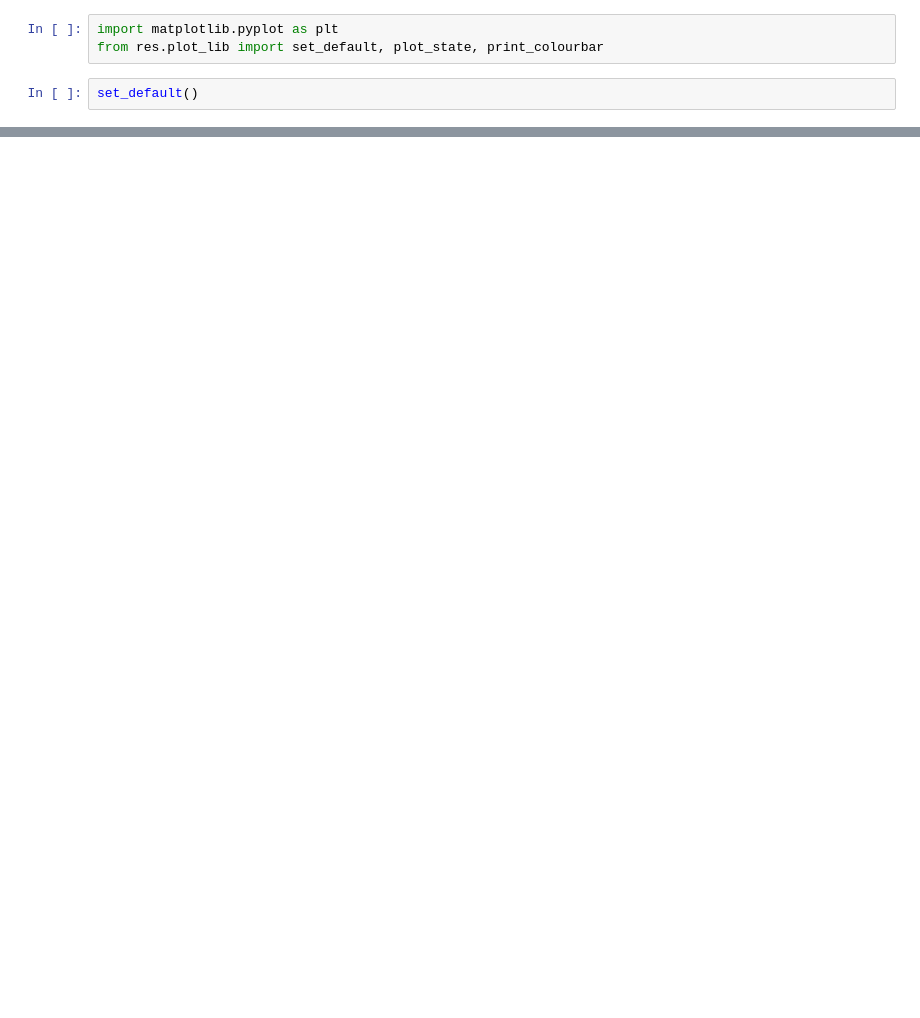
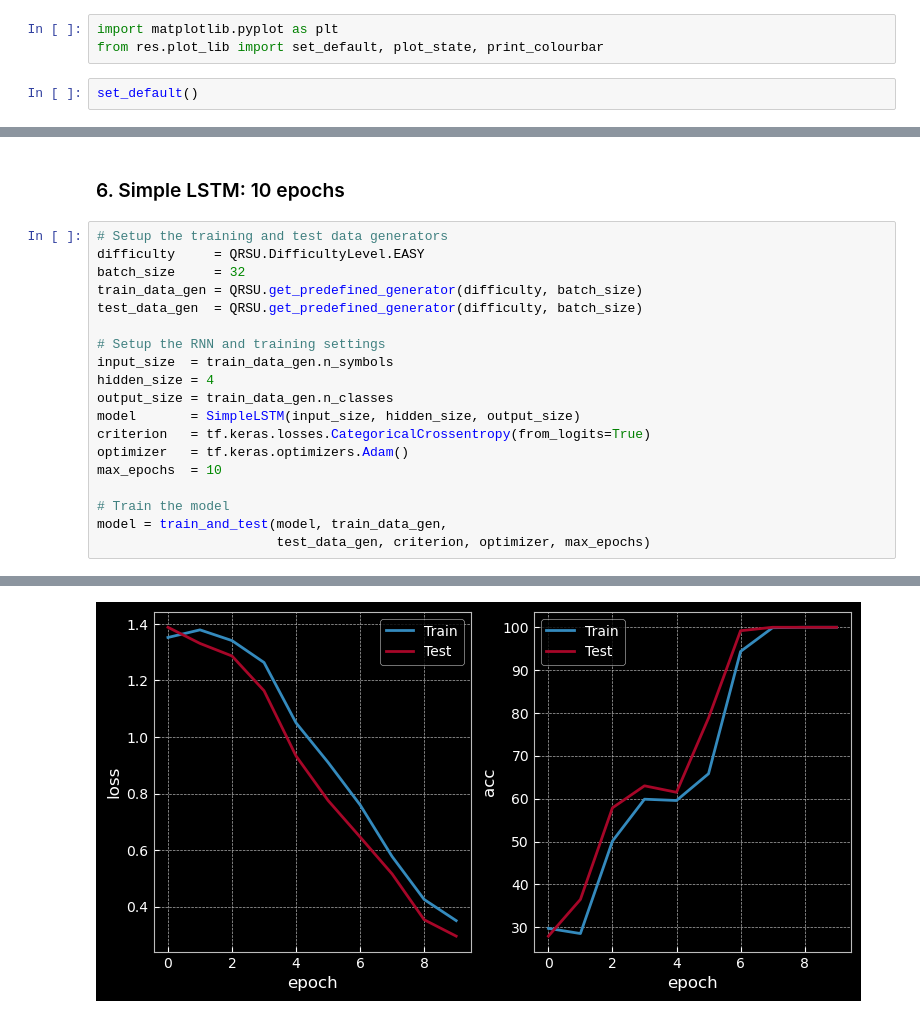
Before and after one commit to tpvt99/dl_nyu, a Jupyter notebook: 08_sequence_classification.ipynb, the cells around one changed output, grey strips where cells are left out. Saved outputs shown, nothing was run; the diff lists cells and outputs as text; blank space fills up the shorter version.

```diff
--- a/08_sequence_classification.ipynb
+++ b/08_sequence_classification.ipynb
@@ -160,0 +266,22 @@ set_default()
+# %% [markdown]
+### 6. Simple LSTM: 10 epochs
+# %%
+# Setup the training and test data generators
+difficulty     = QRSU.DifficultyLevel.EASY
+batch_size     = 32
+train_data_gen = QRSU.get_predefined_generator(difficulty, batch_size)
+test_data_gen  = QRSU.get_predefined_generator(difficulty, batch_size)
+
+# Setup the RNN and training settings
+input_size  = train_data_gen.n_symbols
+hidden_size = 4
+output_size = train_data_gen.n_classes
+model       = SimpleLSTM(input_size, hidden_size, output_size)
+criterion   = tf.keras.losses.CategoricalCrossentropy(from_logits=True)
+optimizer   = tf.keras.optimizers.Adam()
+max_epochs  = 10
+
+# Train the model
+model = train_and_test(model, train_data_gen,
+                       test_data_gen, criterion, optimizer, max_epochs)
+# %% [output]
@@ -160,0 +298 @@ set_default()
+[figure, added]
```
Also changed, not shown: parts of 20 cells of this notebook, 2 other files.
